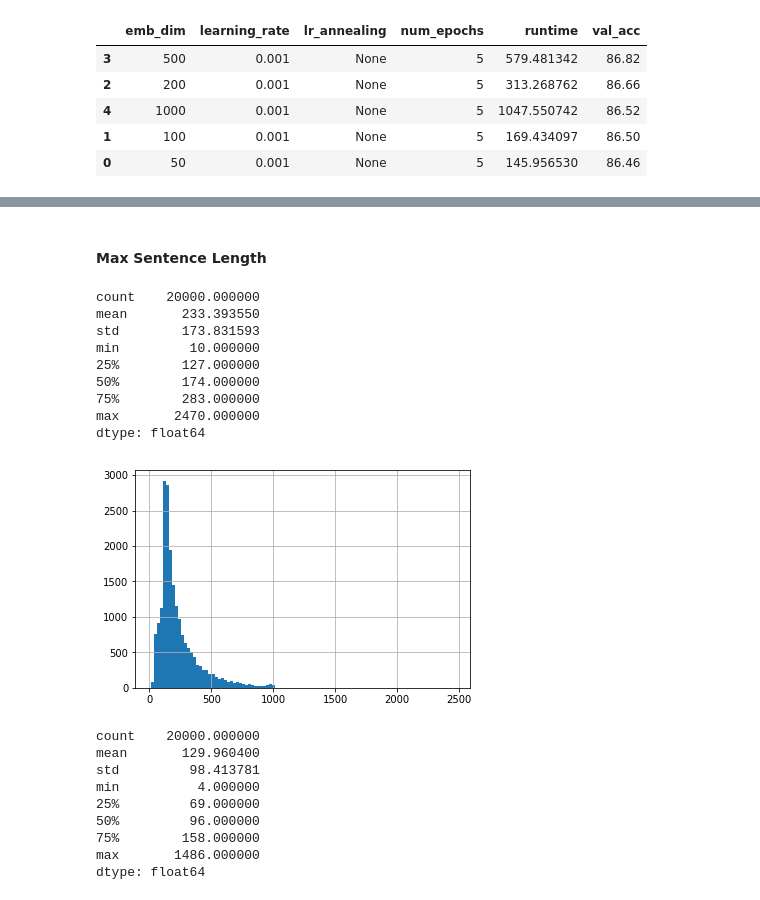
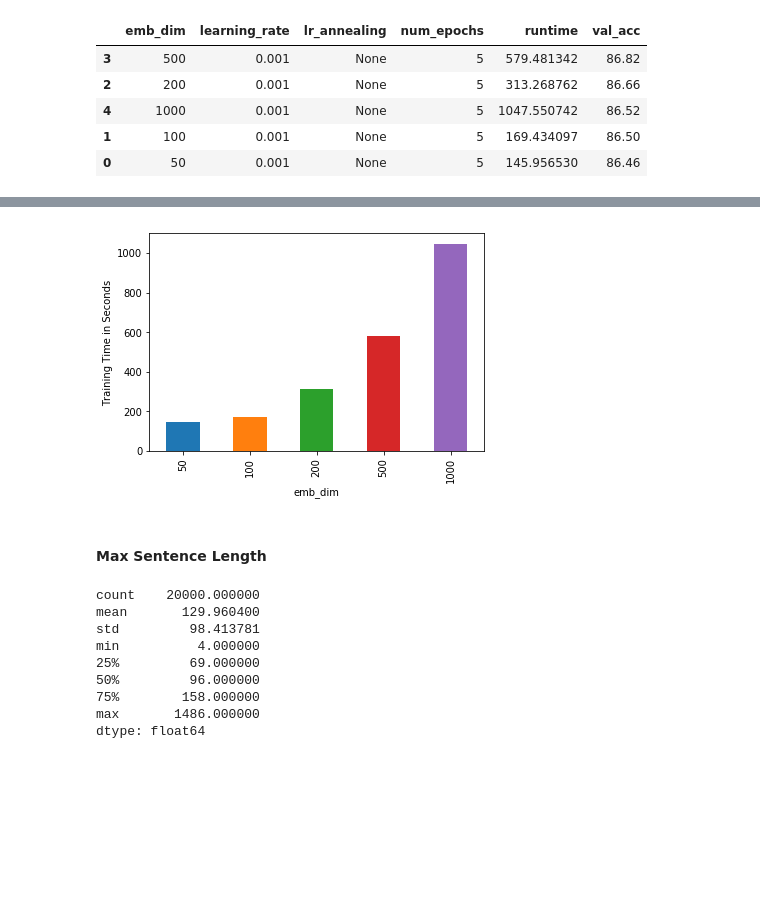
Before and after one commit to nyjgary/nlp-sentiment-analysis, a Jupyter notebook: nlp-sentiment-analysis.ipynb, the cells around one changed output, grey strips where cells are left out. Drawn from its saved outputs; the diff is of its cells as text; code cells hidden in the pictures; blank space fills up the shorter version.

```diff
--- a/nlp-sentiment-analysis.ipynb
+++ b/nlp-sentiment-analysis.ipynb
@@ -908,21 +875,10 @@ plot_multiple_learning_curves(embedding_experiments, 'emb_dim')
+# %%
+embedding_experiments.set_index('emb_dim').sort_index()['runtime'].plot(kind='bar')
+plt.ylabel('Training Time in Seconds');
+# %% [output]
+[figure, added]
 # %% [markdown]
 #### Max Sentence Length
-# %%
-# check distribution of word length amongst the reviews in train set
-word_lengths = pd.Series([len(x.split(' ')) for x in train_data])
-print(word_lengths.describe())
-word_lengths.hist(bins=100);
-# %% [output]
-count    20000.000000
-mean       233.393550
-std        173.831593
-min         10.000000
-25%        127.000000
-50%        174.000000
-75%        283.000000
-max       2470.000000
-dtype: float64
-[figure, removed]
 # %%
 sentence_lengths = pd.Series([len(x) for x in train_data_tokens])
 print(sentence_lengths.describe())
```
Also changed, not shown: parts of 4 cells of this notebook.
